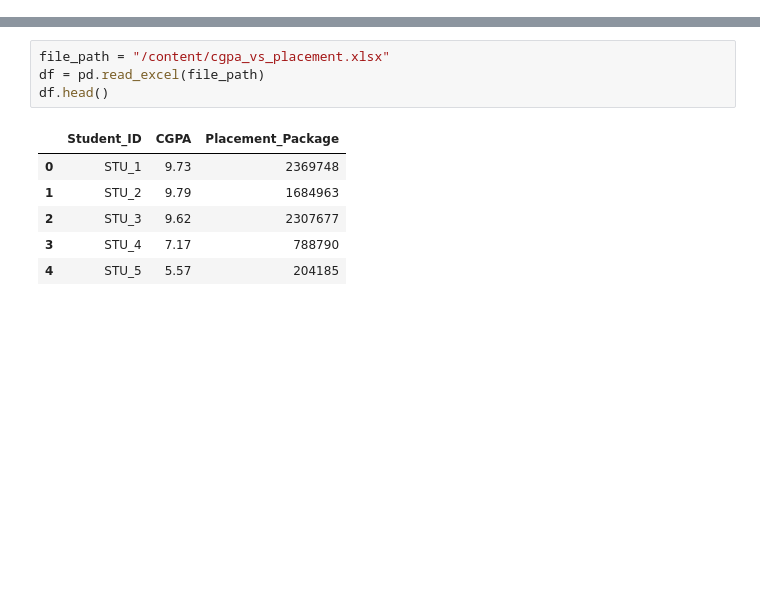
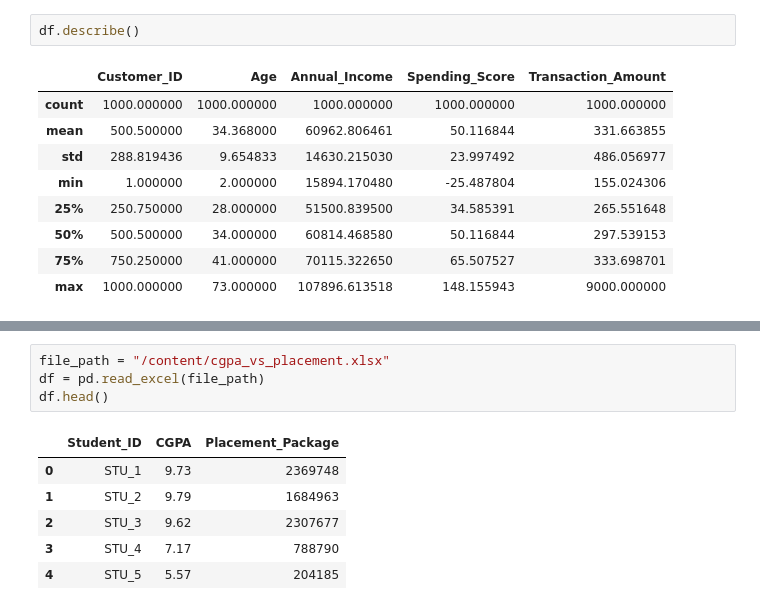
Before and after one commit to Jatingpt/ML-Repository, a Jupyter notebook: ML_Repository.ipynb, the cells around one changed output, grey strips where cells are left out. Cells and saved outputs as stored; diff of their text form; blank space fills up the shorter version.

```diff
--- a/ML_Repository.ipynb
+++ b/ML_Repository.ipynb
@@ -7,0 +131,12 @@
+# %%
+df.describe()
+# %% [output]
+|  | Customer_ID | Age | Annual_Income | Spending_Score | Transaction_Amount |
+| count | 1000.000000 | 1000.000000 | 1000.000000 | 1000.000000 | 1000.000000 |
+| mean | 500.500000 | 34.368000 | 60962.806461 | 50.116844 | 331.663855 |
+| std | 288.819436 | 9.654833 | 14630.215030 | 23.997492 | 486.056977 |
+| min | 1.000000 | 2.000000 | 15894.170480 | -25.487804 | 155.024306 |
+| 25% | 250.750000 | 28.000000 | 51500.839500 | 34.585391 | 265.551648 |
+| 50% | 500.500000 | 34.000000 | 60814.468580 | 50.116844 | 297.539153 |
+| 75% | 750.250000 | 41.000000 | 70115.322650 | 65.507527 | 333.698701 |
+| max | 1000.000000 | 73.000000 | 107896.613518 | 148.155943 | 9000.000000 |
```
Also changed, not shown: parts of 16 cells of this notebook.
